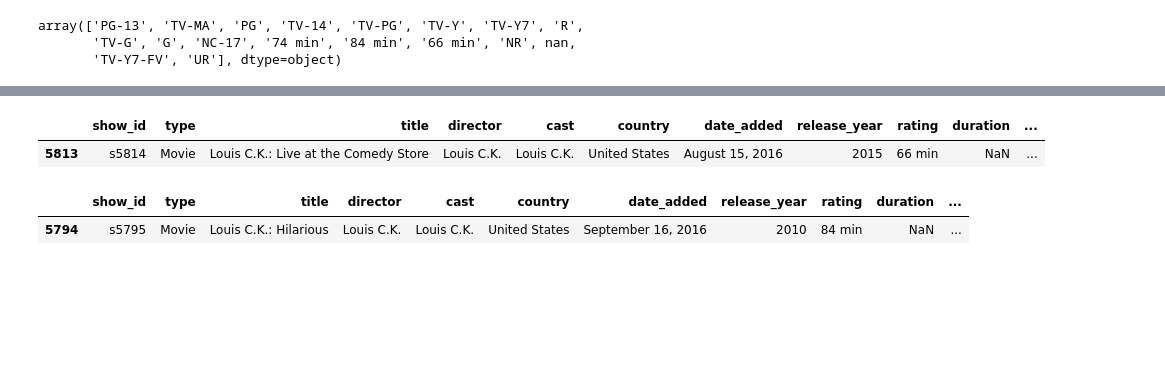
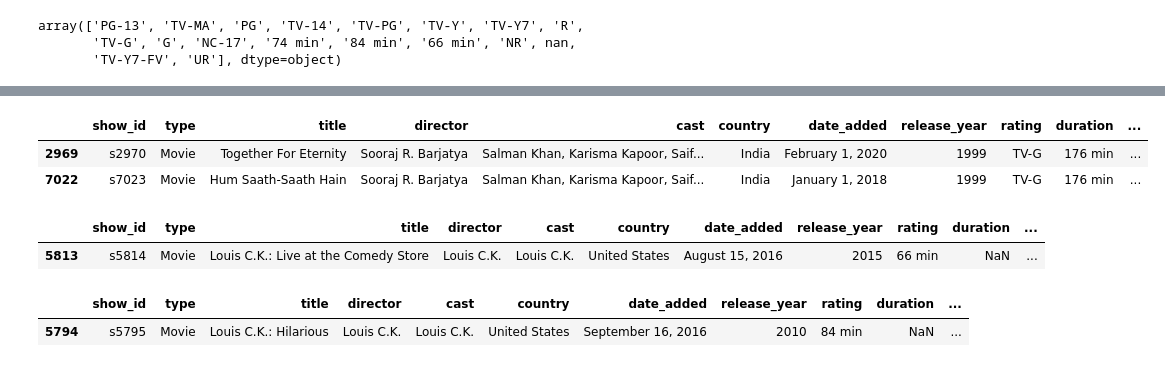
Before and after one commit to Ghazi-work/Python-Pandas, a Jupyter notebook: Kaggle_NetflixDatasetEDA.ipynb, the cells around one changed output, grey strips where cells are left out. Drawn from its saved outputs; the diff is of its cells as text; code cells hidden in the pictures; blank space fills up the shorter version.

```diff
--- a/Kaggle_NetflixDatasetEDA.ipynb
+++ b/Kaggle_NetflixDatasetEDA.ipynb
@@ -172,3 +177,9 @@ Name: count, dtype: int64
+# %%
+df.loc[df['description'] == 'A scheming matriarch plots to cut off her disabled stepson and his wife from the family fortune, creating a division within the clan.'].head()
+# %% [output]
+|  | show_id | type | title | director | cast | country | date_added | release_year | rating | duration | ... |
+| 2969 | s2970 | Movie | Together For Eternity | Sooraj R. Barjatya | Salman Khan, Karisma Kapoor, Saif... | India | February 1, 2020 | 1999 | TV-G | 176 min | ... |
+| 7022 | s7023 | Movie | Hum Saath-Saath Hain | Sooraj R. Barjatya | Salman Khan, Karisma Kapoor, Saif... | India | January 1, 2018 | 1999 | TV-G | 176 min | ... |
 # %%
 df.loc[df['rating'] == '74 min'].head()
 # %% [output]
```
Also changed, not shown: parts of 10 cells of this notebook.
